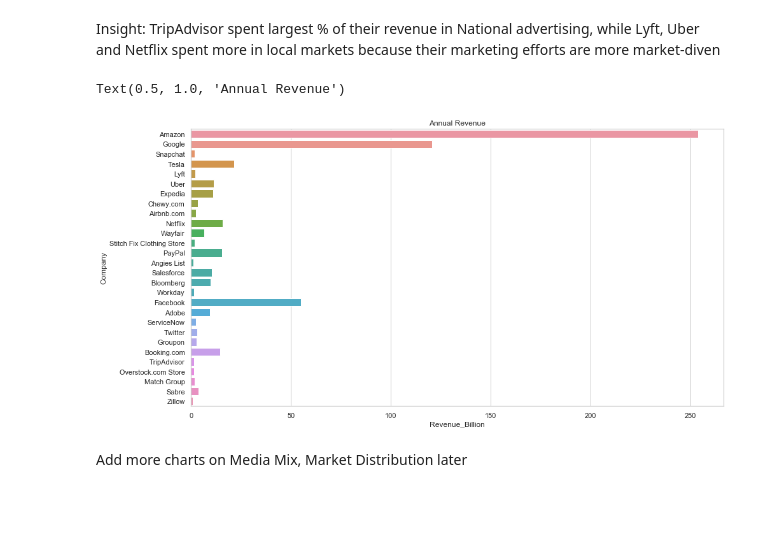
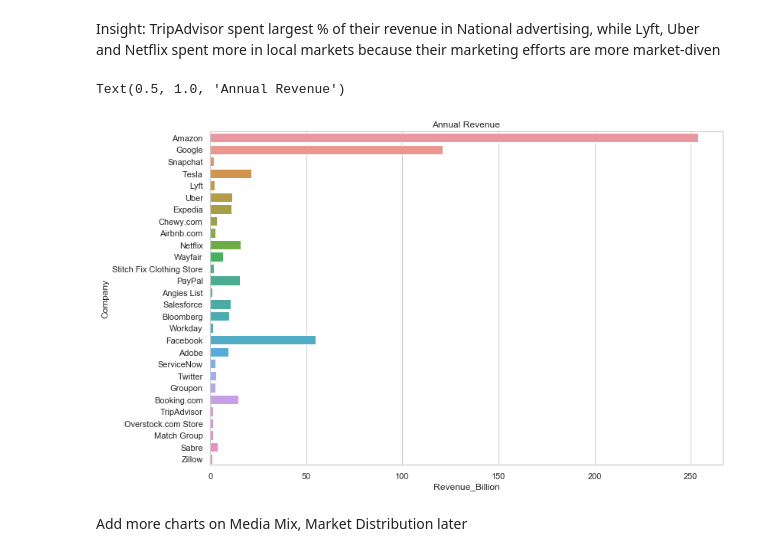
Before and after one commit to bonniema/Competitive_Spend_Classifier, a Jupyter notebook: Competitive_Classification_BM.ipynb, the cells around one changed output. Saved outputs shown, nothing was run; the diff lists cells and outputs as text; code cells hidden in the pictures; blank space fills up the shorter version.

```diff
--- a/Competitive_Classification_BM.ipynb
+++ b/Competitive_Classification_BM.ipynb
@@ -79,13 +79,13 @@ local_spend_revenue_ratio.plot.bar(figsize=(15,8),title='2018 Local Advertising
 # %% [markdown]
 Insight: TripAdvisor spent largest % of their revenue in National advertising, while Lyft, Uber and Netflix spent more in local markets because their marketing efforts are more market-diven
 # %%
-plt.figure(figsize=(15,8))
+plt.figure(figsize=(12,8))
 sns.set(style='whitegrid')
 ax = sns.barplot(y='Company', x='Revenue_Billion', data=comp)
 plt.title('Annual Revenue')
 # %% [output]
 Text(0.5, 1.0, 'Annual Revenue')
-[figure, old version]
+[figure, new version]
 # %% [markdown]
 Add more charts on Media Mix, Market Distribution later
 # %% [markdown]
```
Also changed, not shown: parts of 37 cells of this notebook, 1 other file.
